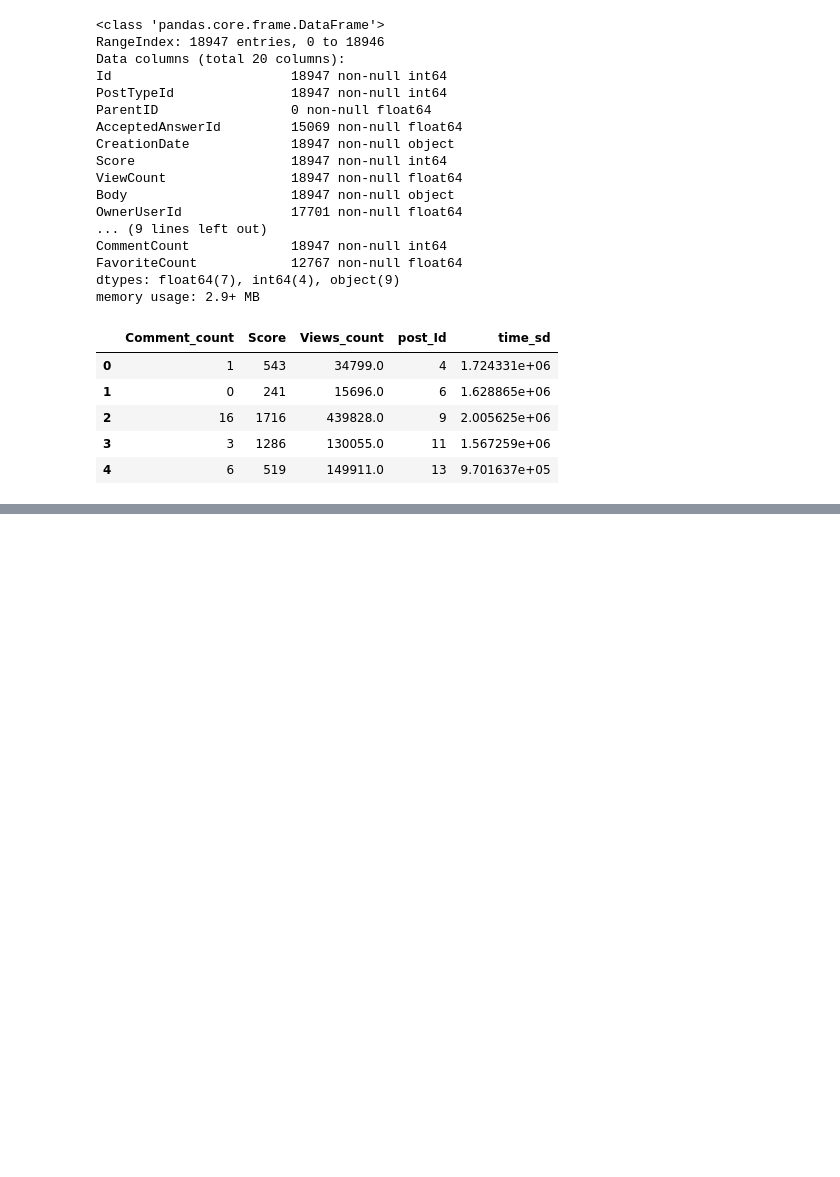
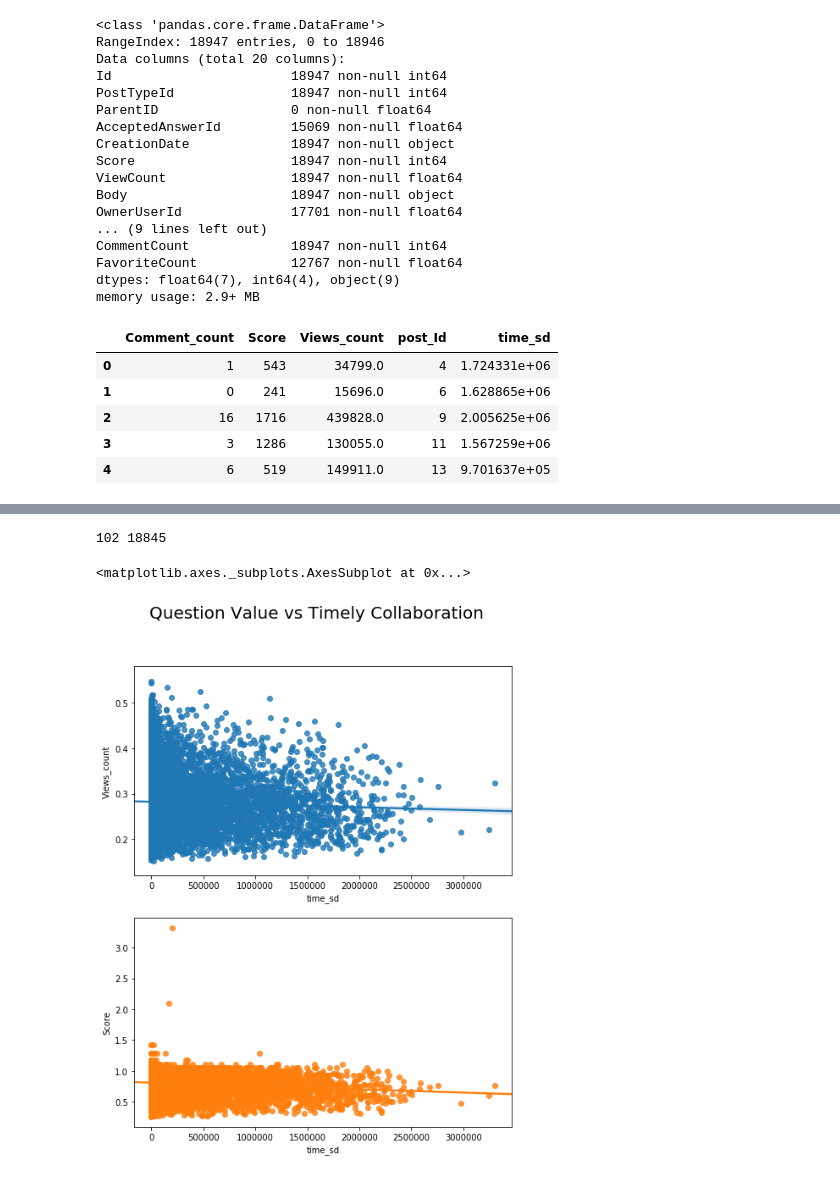
Before and after one commit to MaksimDan/160-Stackoverflow, a Jupyter notebook: source/eda/eda.ipynb, the cells around one changed output, grey strips where cells are left out. Drawn from its saved outputs; the diff is of its cells as text; code cells hidden in the pictures; blank space fills up the shorter version.

```diff
--- a/source/eda/eda.ipynb
+++ b/source/eda/eda.ipynb
@@ -168,0 +196,29 @@ plt.scatter(df_comb.time_sd, df_comb.Views_count)
+# %%
+import math
+def loga(x):
+    val = x+9
+    out = 1/math.log10(val)
+    return(out)
+# %%
+View_log = df_comb.Views_count.apply(loga)
+# %%
+Scores_log = df_comb.Score.apply(loga)
+# %%
+yes = 0
+no = 0
+for i in df_comb.Score:
+    if i < 0:
+        yes += 1
+    else:
+        no += 1
+print(yes, no)
+# %% [output]
+102 18845
+# %%
+f, (ax1, ax2) = plt.subplots(nrows=2, figsize=(8,10))
+plt.suptitle("Question Value vs Timely Collaboration", size=20)
+sns.regplot(df_comb.time_sd, View_log, ax=ax1)
+sns.regplot(df_comb.time_sd, Scores_log, ax=ax2)
+# %% [output]
+<matplotlib.axes._subplots.AxesSubplot at 0x...>
+[figure, added]
```
Also changed, not shown: parts of 24 cells of this notebook.
